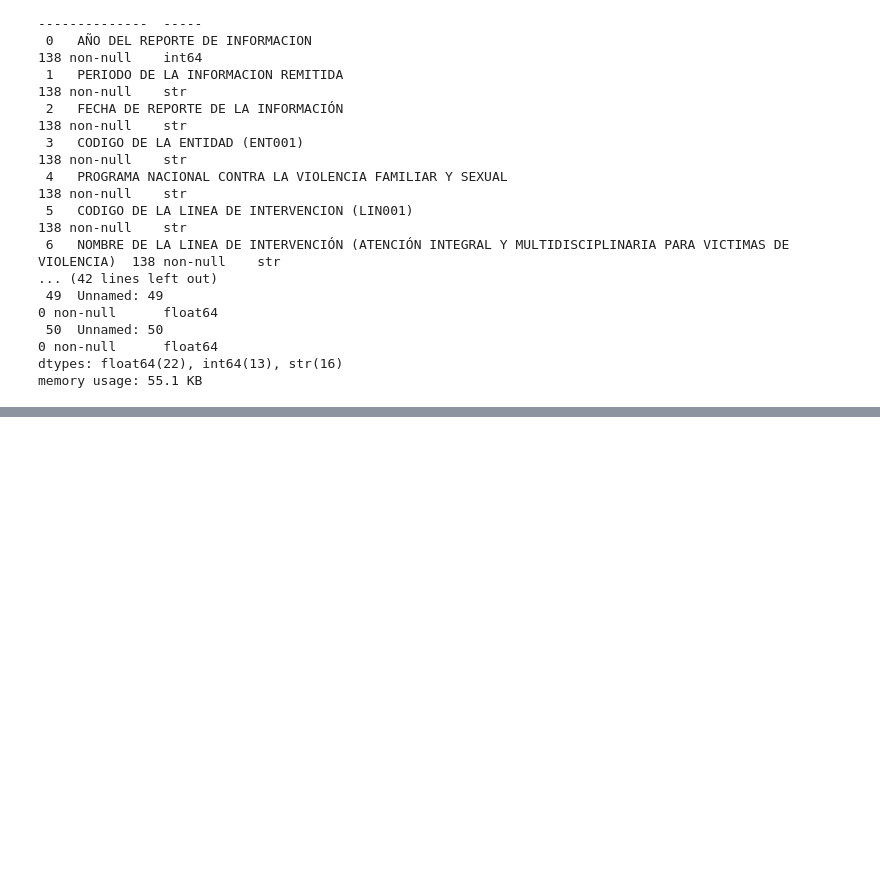
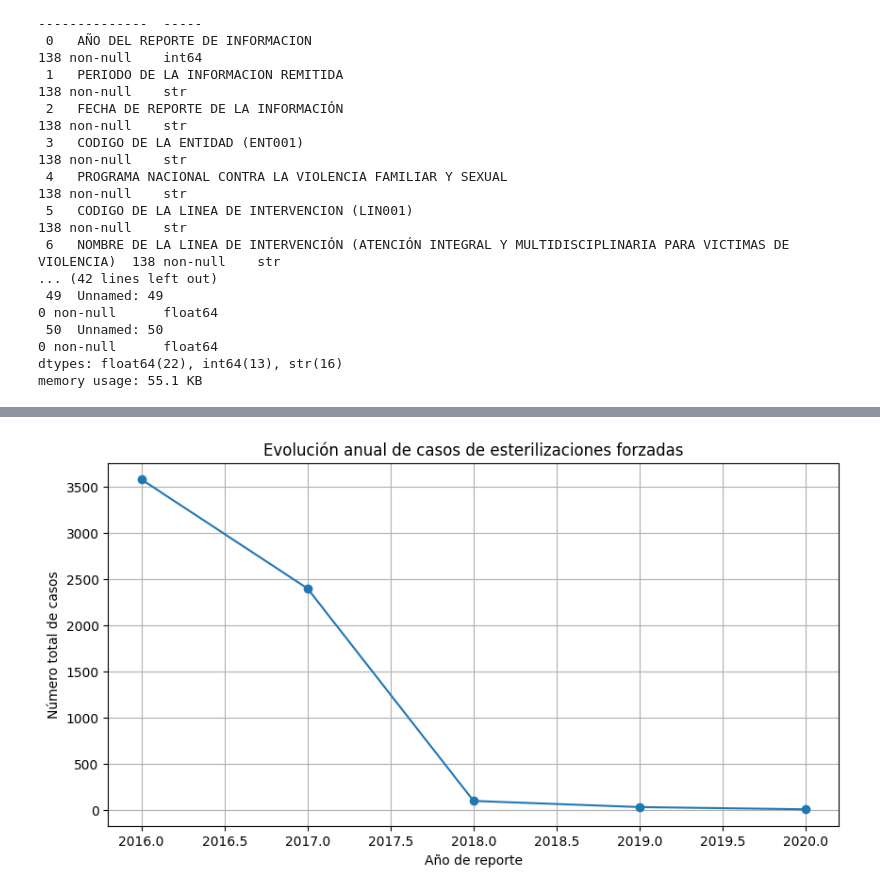
Before and after one commit to MaryoriCruz/eda-esterilizaciones-peru, a Jupyter notebook: eda_mimp.ipynb, the cells around one changed output, grey strips where cells are left out. Drawn from its saved outputs; the diff is of its cells as text; code cells hidden in the pictures; blank space fills up the shorter version.

Commit message:
EDA completo: limpieza, análisis, visualizaciones y conclusiones

```diff
--- a/eda_mimp.ipynb
+++ b/eda_mimp.ipynb
@@ -70,5 +40,0 @@ Se ajustan algunas configuraciones para mejorar la visualización de tablas y gr
-# %%
-warnings.filterwarnings('ignore')
-sns.set_style('whitegrid')
-plt.rcParams['figure.figsize'] = (12, 6)
-pd.set_option('display.max_columns', None)
@@ -87,0 +45,5 @@ Se utiliza el encoding `latin-1` y el separador `;` debido al formato del archiv
+# %%
+ruta = "data/mimp_esterilizaciones.csv"
+df = pd.read_csv(ruta, encoding="latin1", sep=";")
+
+df.shape
@@ -127,0 +193,2 @@ Esta inspección inicial nos permite:
+# %%
+df = df.loc[:, ~df.columns.str.contains('^Unnamed')]
@@ -127,0 +282,10 @@ Esta inspección inicial nos permite:
+# %%
+casos_por_anio = (
+    df.groupby('AÑO DEL REPORTE DE INFORMACION')[
+        'N° CASOS DE VÍCTIMAS DE ESTERILIZACIONES FORZADAS -TOTAL'
+    ]
+    .sum()
+    .reset_index()
+)
+
+casos_por_anio
@@ -127,0 +299,15 @@ Esta inspección inicial nos permite:
+# %%
+plt.figure(figsize=(10, 5))
+plt.plot(
+    casos_por_anio['AÑO DEL REPORTE DE INFORMACION'],
+    casos_por_anio['N° CASOS DE VÍCTIMAS DE ESTERILIZACIONES FORZADAS -TOTAL'],
+    marker='o'
+)
+
+plt.title('Evolución anual de casos de esterilizaciones forzadas')
+plt.xlabel('Año de reporte')
+plt.ylabel('Número total de casos')
+plt.grid(True)
+plt.show()
+# %% [output]
+[figure, added]
```
Also changed, not shown: parts of 56 cells of this notebook.
